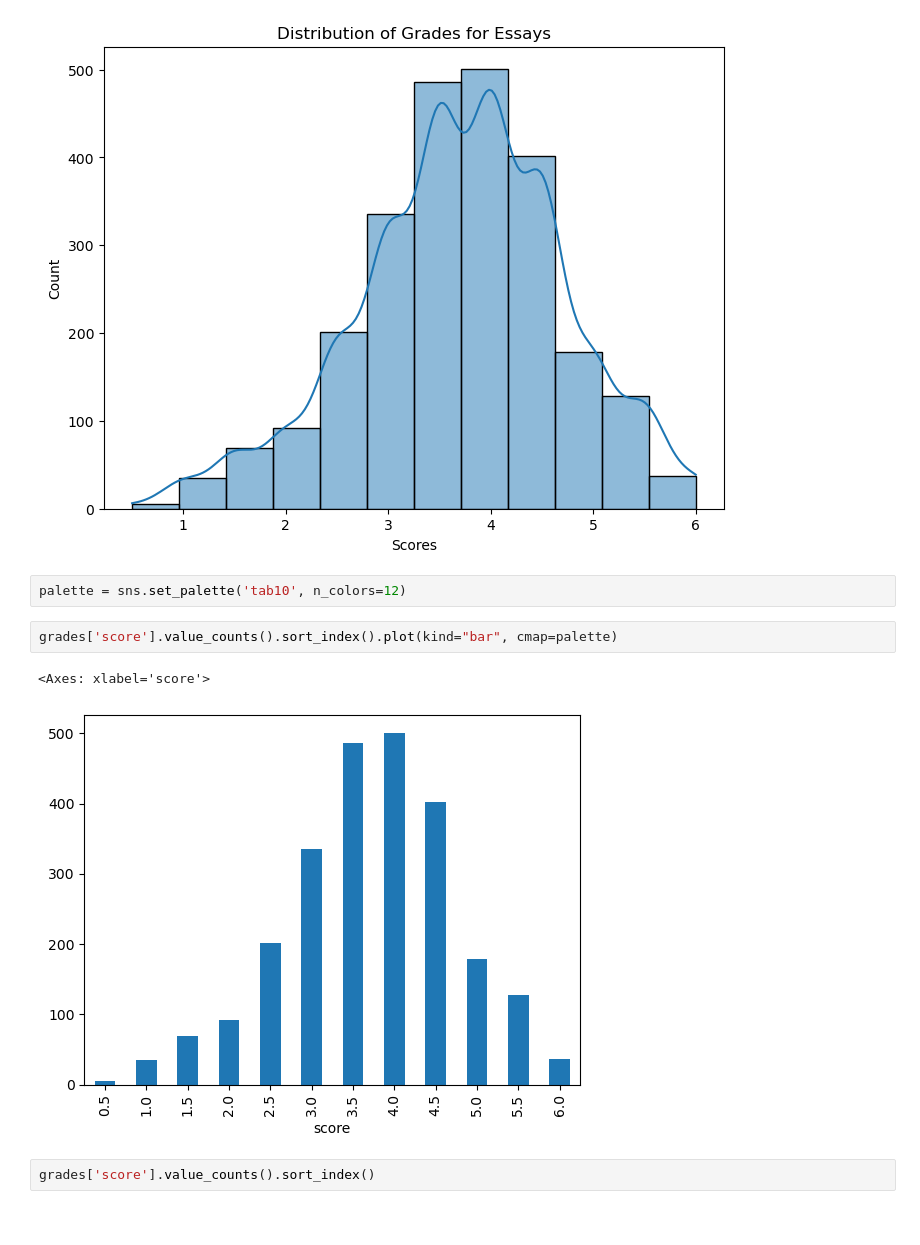
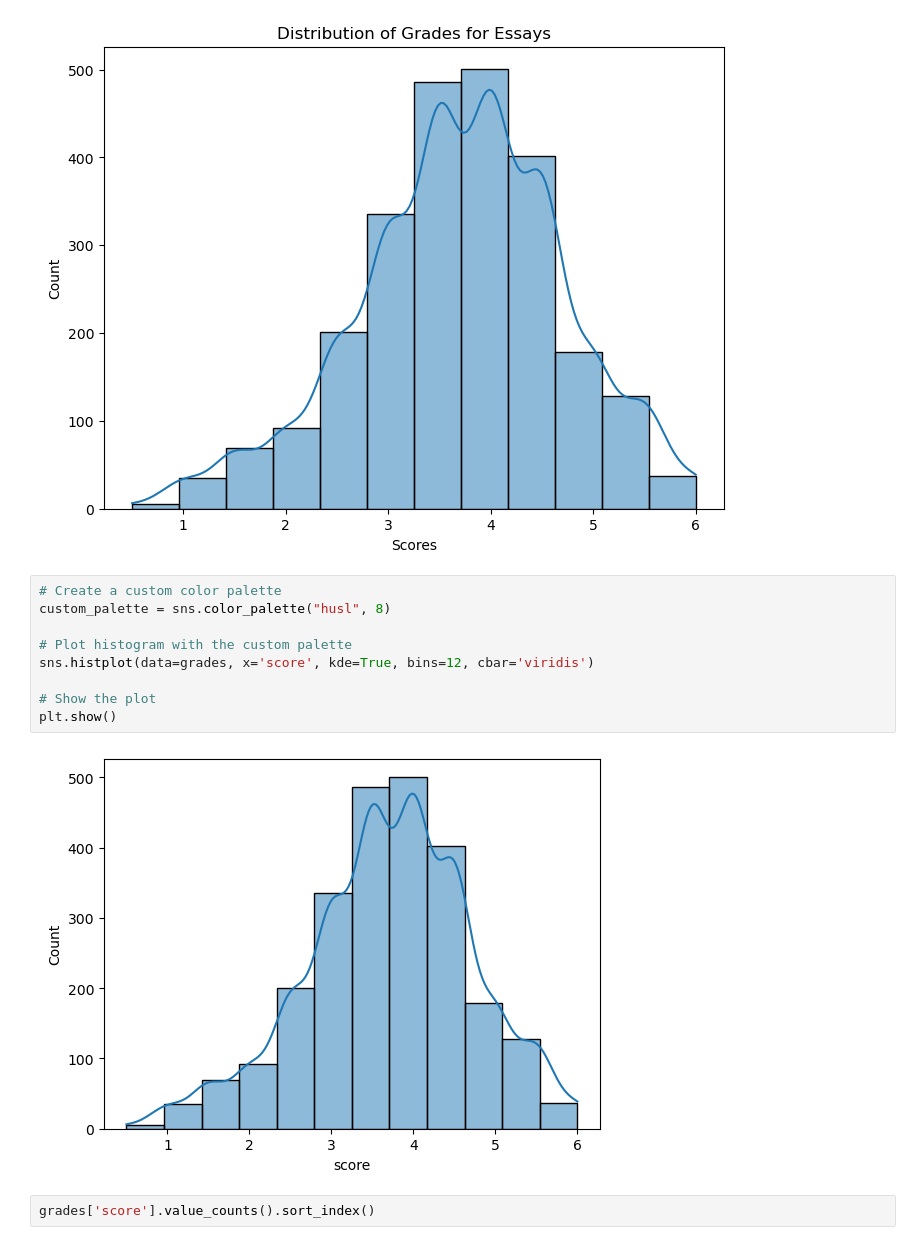
Before and after one commit to dvdhartsman/writing_processes_to_quality, a Jupyter notebook: Writing_Processes.ipynb, the cells around one changed output. Cells and saved outputs as stored; diff of their text form.

```diff
--- a/Writing_Processes.ipynb
+++ b/Writing_Processes.ipynb
@@ -112,13 +118,17 @@ ax.set_title("Distribution of Grades for Essays")
 ax.set_xlabel("Scores");
 # %% [output]
 [figure]
-# %%
-palette = sns.set_palette('tab10', n_colors=12)
-# %%
-grades['score'].value_counts().sort_index().plot(kind="bar", cmap=palette)
-# %% [output]
-<Axes: xlabel='score'>
-[figure, removed]
+# %%
+# Create a custom color palette
+custom_palette = sns.color_palette("husl", 8)
+
+# Plot histogram with the custom palette
+sns.histplot(data=grades, x='score', kde=True, bins=12, cbar='viridis')
+
+# Show the plot
+plt.show()
+# %% [output]
+[figure, added]
 # %%
 grades['score'].value_counts().sort_index()
 # %% [output]
```
Also changed, not shown: parts of 20 cells of this notebook.
